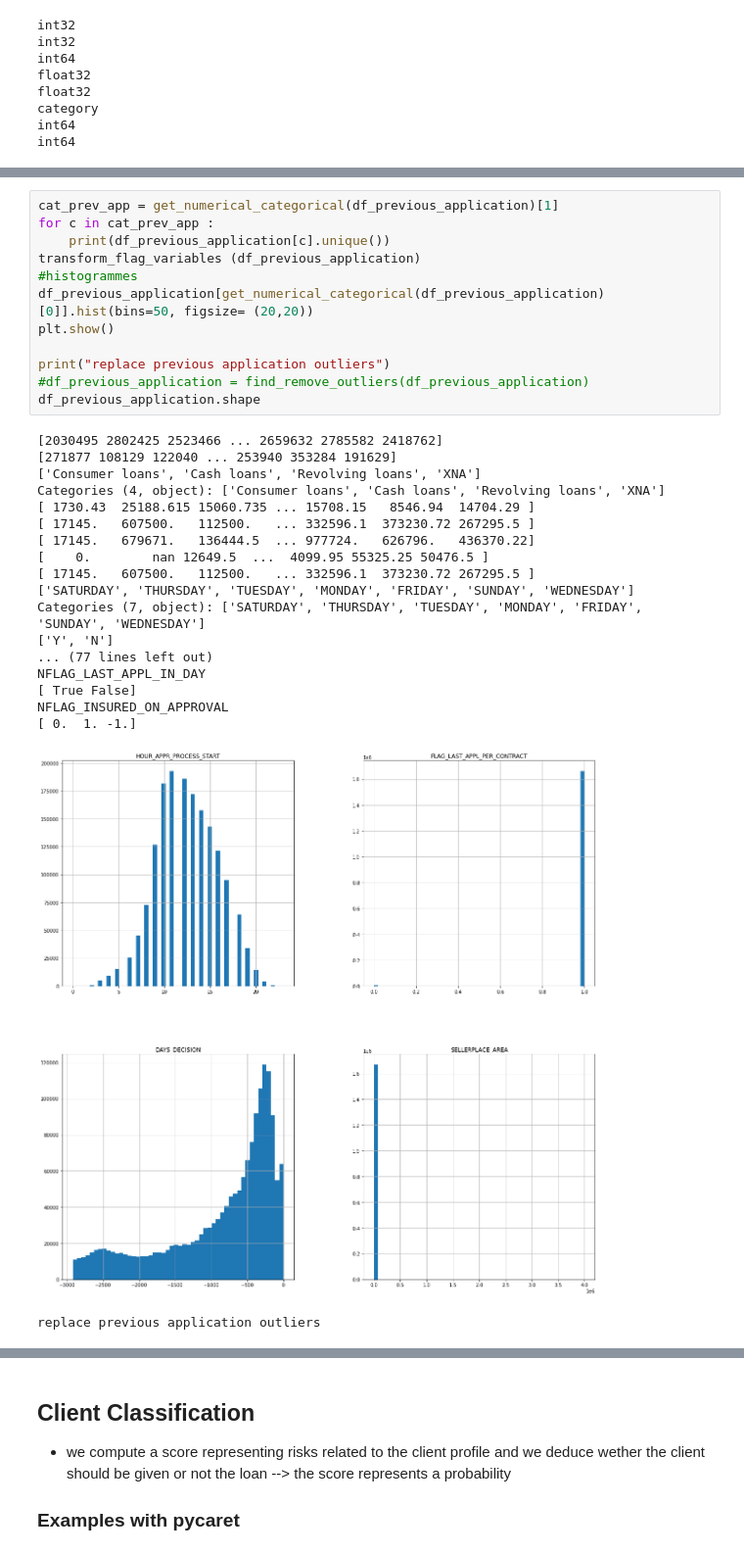
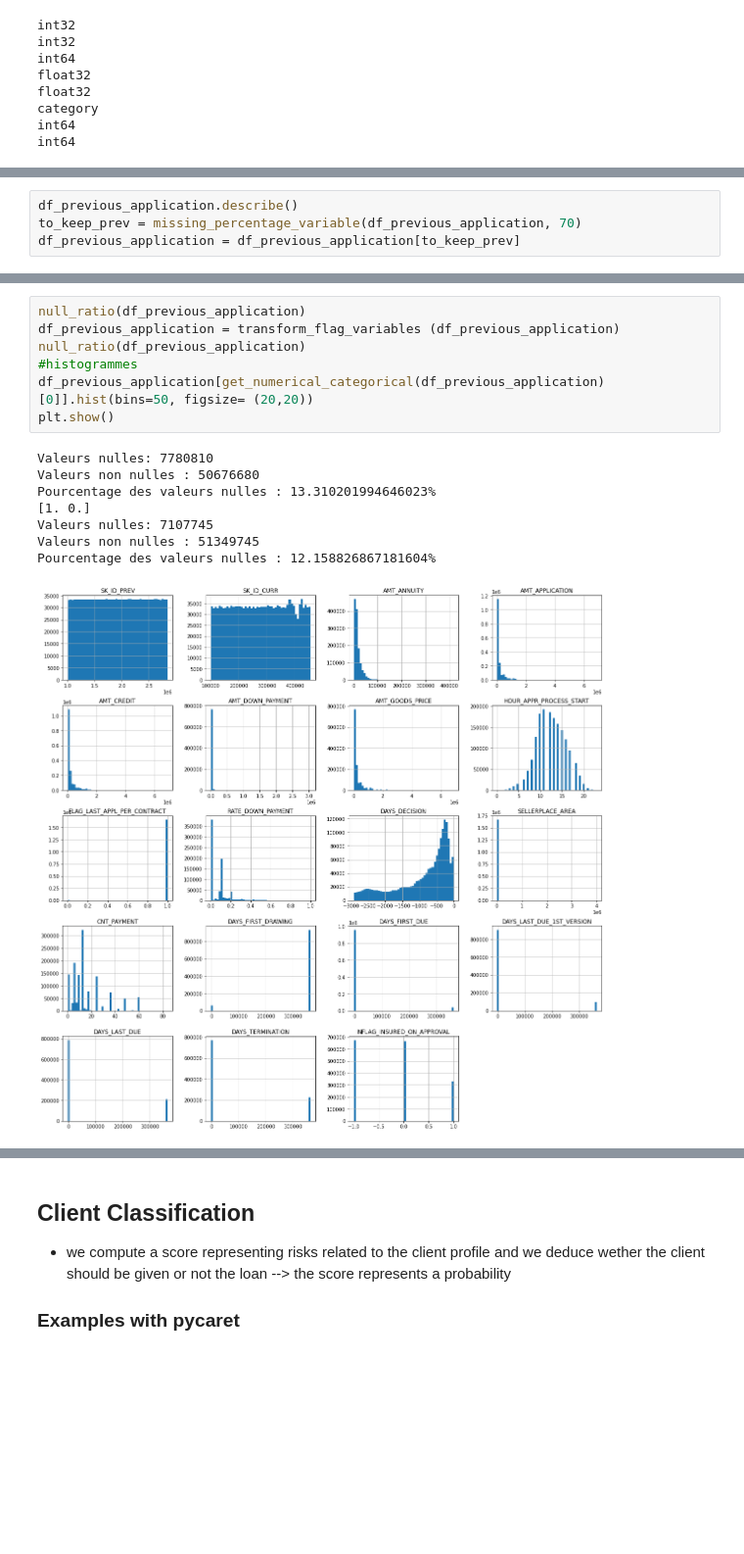
Before and after one commit to a-olfa/P7_OC, a Jupyter notebook: projet7_pretraitement_modelisation.ipynb, the cells around one changed output, grey strips where cells are left out. Shown at 98% size. Saved outputs shown, nothing was run; the diff lists cells and outputs as text; blank space fills up the shorter version.

```diff
--- a/projet7_pretraitement_modelisation.ipynb
+++ b/projet7_pretraitement_modelisation.ipynb
@@ -1353,0 +1424,4 @@ df_previous_application.describe()
+# %%
+df_previous_application.describe()
+to_keep_prev = missing_percentage_variable(df_previous_application, 70)
+df_previous_application = df_previous_application[to_keep_prev]
@@ -1388,34 +1483,18 @@ float32
 float32
 float32
 # %%
-cat_prev_app = get_numerical_categorical(df_previous_application)[1]
-for c in cat_prev_app :
-    print(df_previous_application[c].unique())
-transform_flag_variables (df_previous_application)
+null_ratio(df_previous_application)
+df_previous_application = transform_flag_variables (df_previous_application)
+null_ratio(df_previous_application)
 #histogrammes
 df_previous_application[get_numerical_categorical(df_previous_application)[0]].hist(bins=50, figsize= (20,20))
 plt.show()
-
-print("replace previous application outliers")
-#df_previous_application = find_remove_outliers(df_previous_application)
-df_previous_application.shape
 # %% [output]
-[2030495 2802425 2523466 ... 2659632 2785582 2418762]
-[271877 108129 122040 ... 253940 353284 191629]
-['Consumer loans', 'Cash loans', 'Revolving loans', 'XNA']
-Categories (4, object): ['Consumer loans', 'Cash loans', 'Revolving loans', 'XNA']
-[ 1730.43  25188.615 15060.735 ... 15708.15   8546.94  14704.29 ]
-[ 17145.   607500.   112500.   ... 332596.1  373230.72 267295.5 ]
-[ 17145.   679671.   136444.5  ... 977724.   626796.   436370.22]
-[    0.        nan 12649.5  ...  4099.95 55325.25 50476.5 ]
-[ 17145.   607500.   112500.   ... 332596.1  373230.72 267295.5 ]
-['SATURDAY', 'THURSDAY', 'TUESDAY', 'MONDAY', 'FRIDAY', 'SUNDAY', 'WEDNESDAY']
-Categories (7, object): ['SATURDAY', 'THURSDAY', 'TUESDAY', 'MONDAY', 'FRIDAY', 'SUNDAY', 'WEDNESDAY']
-['Y', 'N']
-... (77 lines left out)
-NFLAG_LAST_APPL_IN_DAY
-[ True False]
-NFLAG_INSURED_ON_APPROVAL
-[ 0.  1. -1.]
+Valeurs nulles: 7780810
+Valeurs non nulles : 50676680
+Pourcentage des valeurs nulles : 13.310201994646023%
+[1. 0.]
+Valeurs nulles: 7107745
+Valeurs non nulles : 51349745
+Pourcentage des valeurs nulles : 12.158826867181604%
-[figure, old version]
+[figure, new version]
-replace previous application outliers
```
Also changed, not shown: parts of 250 cells of this notebook.
